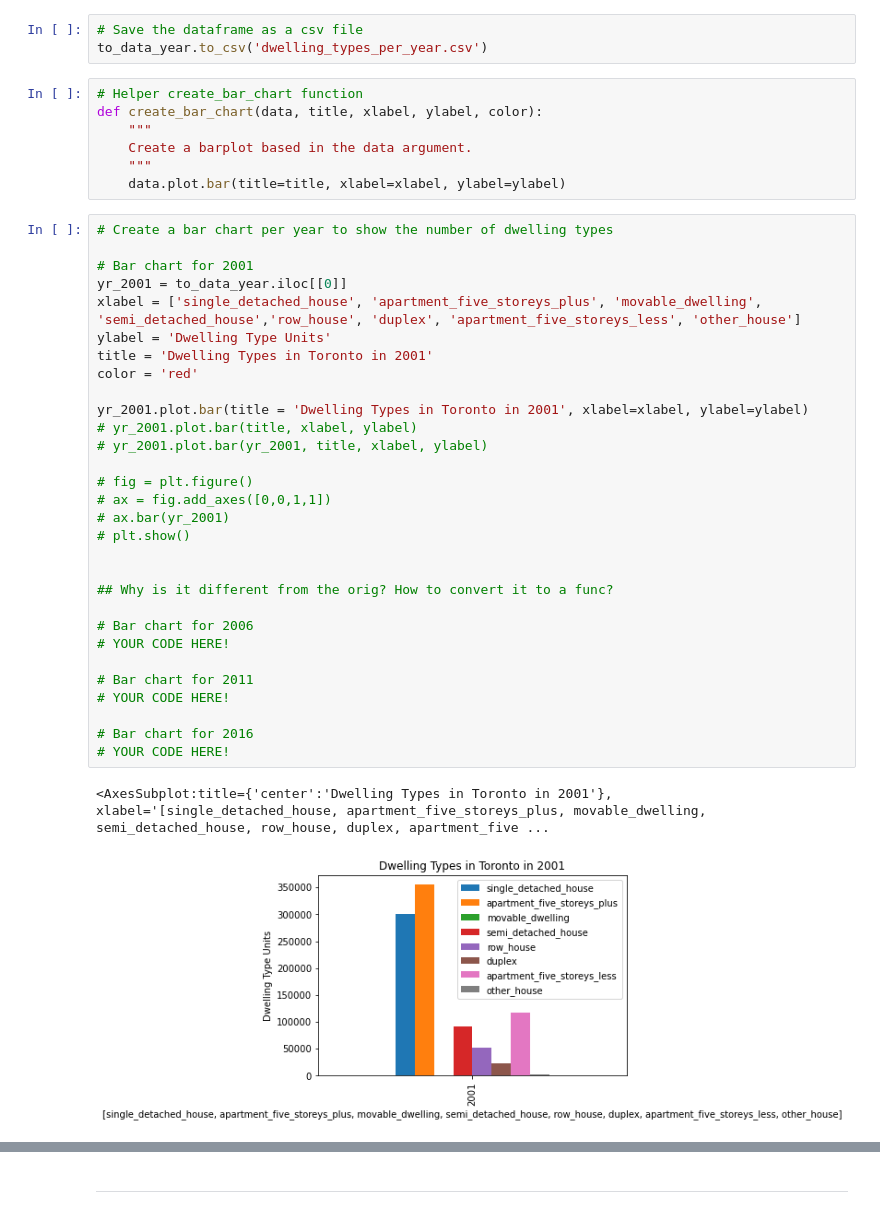
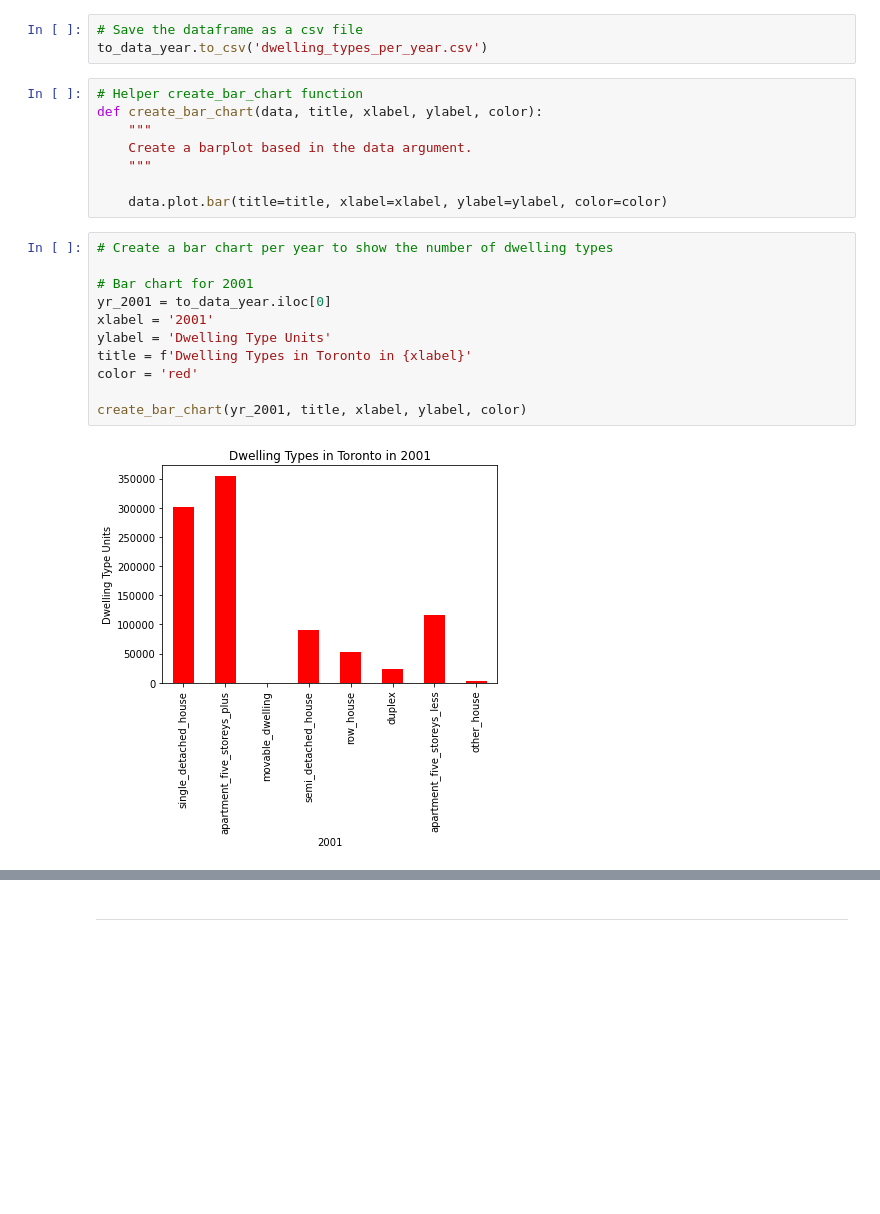
Before and after one commit to nhassan27/06-PyViz, a Jupyter notebook: rental_analysis_WC.ipynb, the cells around one changed output, grey strips where cells are left out. Cells and saved outputs as stored; diff of their text form; blank space fills up the shorter version.

```diff
--- a/rental_analysis_WC.ipynb
+++ b/rental_analysis_WC.ipynb
@@ -71,37 +71,18 @@ def create_bar_chart(data, title, xlabel, ylabel, color):
     """
     Create a barplot based in the data argument.
     """
-    data.plot.bar(title=title, xlabel=xlabel, ylabel=ylabel)
+
+    data.plot.bar(title=title, xlabel=xlabel, ylabel=ylabel, color=color)
 # %%
 # Create a bar chart per year to show the number of dwelling types
 
 # Bar chart for 2001
-yr_2001 = to_data_year.iloc[[0]]
-xlabel = ['single_detached_house', 'apartment_five_storeys_plus', 'movable_dwelling', 'semi_detached_house','row_house', 'duplex', 'apartment_five_storeys_less', 'other_house']
+yr_2001 = to_data_year.iloc[0]
+xlabel = '2001'
 ylabel = 'Dwelling Type Units'
-title = 'Dwelling Types in Toronto in 2001'
+title = f'Dwelling Types in Toronto in {xlabel}'
 color = 'red'
 
-yr_2001.plot.bar(title = 'Dwelling Types in Toronto in 2001', xlabel=xlabel, ylabel=ylabel)
-# yr_2001.plot.bar(title, xlabel, ylabel)
-# yr_2001.plot.bar(yr_2001, title, xlabel, ylabel)
-
-# fig = plt.figure()
-# ax = fig.add_axes([0,0,1,1])
-# ax.bar(yr_2001)
-# plt.show()
-
-
-## Why is it different from the orig? How to convert it to a func?
-
-# Bar chart for 2006
-# YOUR CODE HERE!
-
-# Bar chart for 2011
-# YOUR CODE HERE!
-
-# Bar chart for 2016
-# YOUR CODE HERE!
+create_bar_chart(yr_2001, title, xlabel, ylabel, color)
 # %% [output]
-<AxesSubplot:title={'center':'Dwelling Types in Toronto in 2001'}, xlabel='[single_detached_house, apartment_five_storeys_plus, movable_dwelling, semi_detached_house, row_house, duplex, apartment_five ...
-[figure, old version]
+[figure, new version]
```
Also changed, not shown: parts of 13 cells of this notebook, 1 other file.
